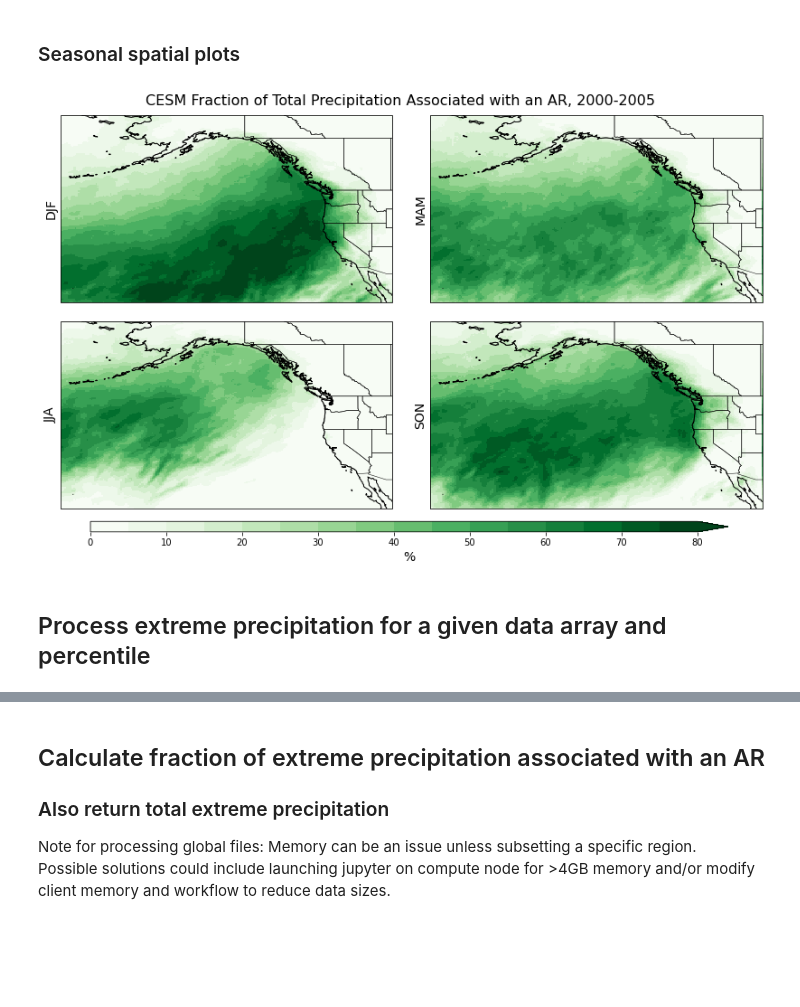
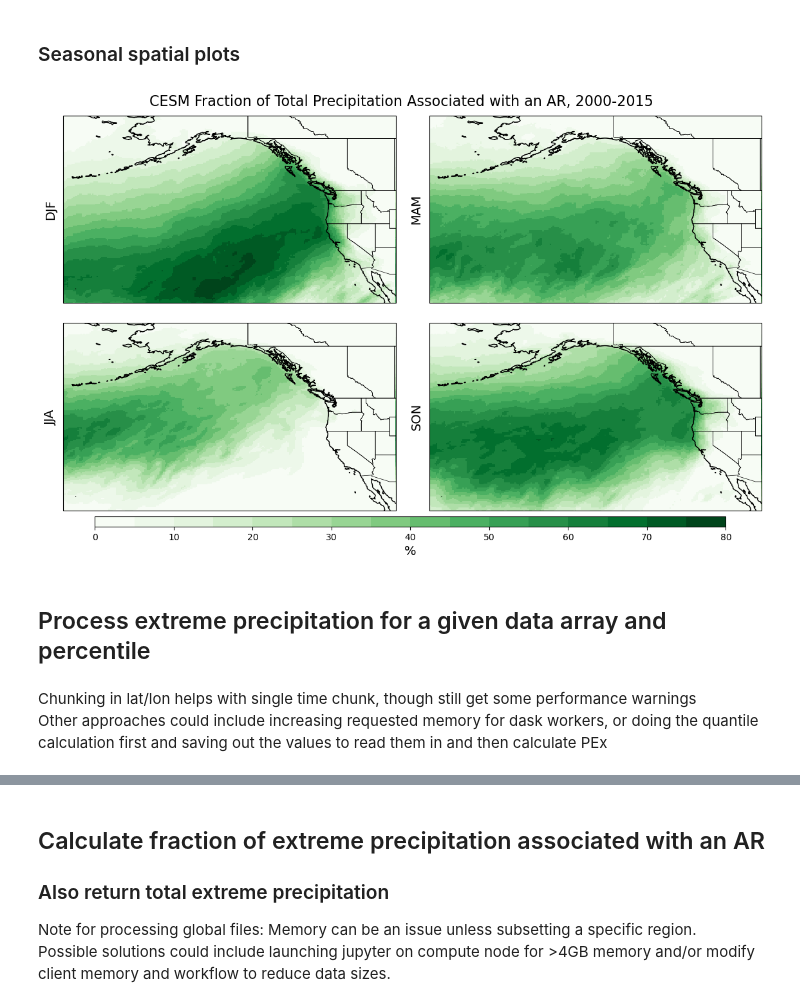
Before and after one commit to katiedagon/ML-extremes, a Jupyter notebook: notebooks/ClimateNet_ARs.ipynb, the cells around one changed output, grey strips where cells are left out. Cells and saved outputs as stored; diff of their text form; code cells hidden in the pictures; blank space fills up the shorter version.

```diff
--- a/notebooks/ClimateNet_ARs.ipynb
+++ b/notebooks/ClimateNet_ARs.ipynb
@@ -355,0 +515,3 @@ PRECT_hist.isel(time=0).plot(robust=True);
+# %%
+PRECT_hist_shift = PRECT_hist.assign_coords(time=timeshift)
+PRECT_hist_shift
@@ -355,0 +544,4 @@ PRECT_hist.isel(time=0).plot(robust=True);
+# %%
+%%time
+PRECT_rcp26 = xr.open_mfdataset(cesm_rcp26_filepath+PRECT_rcp26_files, concat_dim='time', combine="nested", chunks={'time':800}, parallel=True, preprocess=preprocess_PRECT)
+PRECT_rcp26
@@ -355,0 +578,3 @@ PRECT_hist.isel(time=0).plot(robust=True);
+# %%
+PRECT_fullhist = xr.concat([PRECT_hist_shift, PRECT_rcp26], dim='time')
+PRECT_fullhist
@@ -381,4 +631,4 @@ def calc_prect_AR(PRECT, AR):
     return(PRECT_AR_frac, PRECT_AR_frac_byseason)
 # %%
 # return seasonal values for plots
-PRECT_AR_frac, PRECT_AR_frac_byseason = calc_prect_AR(PRECT_hist, AR)
+PRECT_AR_frac, PRECT_AR_frac_byseason = calc_prect_AR(PRECT_fullhist, AR)
@@ -396,39 +646,44 @@ print(PRECT_AR_frac_byseason.max().values)
 # %%
 fig, axs = plt.subplots(2, 2, figsize=(14,8), subplot_kw={'projection': ccrs.PlateCarree(central_longitude=180.0)})
 
 axs = axs.ravel()
 
 # discrete colormap for absolute plots
 cmap=plt.cm.get_cmap('Greens', 16)
 vmax = 80
 
 for i, season in enumerate(('DJF', 'MAM', 'JJA', 'SON')):
     field, lon = add_cyclic_point(PRECT_AR_frac_byseason.sel(season=season), coord=PRECT_AR_frac_byseason.lon)
     lat = PRECT_AR_frac_byseason.lat
     pc = axs[i].pcolormesh(lon, lat, field, cmap=cmap, vmin=0, vmax=vmax, transform=ccrs.PlateCarree())
     axs[i].coastlines(zorder=1)
     axs[i].add_feature(cfeature.STATES, zorder=2, linewidth=0.5)
     axs[i].set_ylabel(season, fontsize=14)
     axs[i].set_yticks([])
     axs[i].set_extent((lon[0],lon[-1],lat[0],lat[-1]), crs=ccrs.PlateCarree())
 
 # add colorbar for absolute plots
 cb_ax = fig.add_axes([0.16, 0.08, 0.7, 0.02])
 norm = mpl.colors.Normalize(vmin=0, vmax=vmax)
-cb = mpl.colorbar.ColorbarBase(cb_ax, cmap=cmap, norm=norm, orientation='horizontal', extend='max')
+cb = mpl.colorbar.ColorbarBase(cb_ax, cmap=cmap, norm=norm, orientation='horizontal')
+#cb = mpl.colorbar.ColorbarBase(cb_ax, cmap=cmap, norm=norm, orientation='horizontal', extend='max')
 cb.ax.set_xlabel('%', fontsize=14)
 
 # add title
-fig.suptitle('CESM Fraction of Total Precipitation Associated with an AR, 2000-2005', fontsize=16, y=0.92)
+#fig.suptitle('CESM Fraction of Total Precipitation Associated with an AR, 2000-2005', fontsize=16, y=0.92)
+fig.suptitle('CESM Fraction of Total Precipitation Associated with an AR, 2000-2015', fontsize=16, y=0.92)
 
 plt.subplots_adjust(wspace=0.1, hspace=0.1)
 
 # reminder to set dpi=300 for publications
-#plt.savefig('../figures/toSCP/PRECT_AR_WUS_CESM_hist_byseason.png', bbox_inches='tight')
+#plt.savefig('../figures/toSCP/PRECT_AR_WUS_CESM_hist_rcp26_byseason.png', bbox_inches='tight')
 # %% [output]
-[figure, old version]
+[figure, new version]
 # %% [markdown]
 ## Process extreme precipitation for a given data array and percentile
+# %% [markdown]
+Chunking in lat/lon helps with single time chunk, though still get some performance warnings\
+Other approaches could include increasing requested memory for dask workers, or doing the quantile calculation first and saving out the values to read them in and then calculate PEx
 # %%
 def process_PEx(PRECT, landfrac, percentile):
 
```
Also changed, not shown: parts of 52 cells of this notebook, 1 other file.
